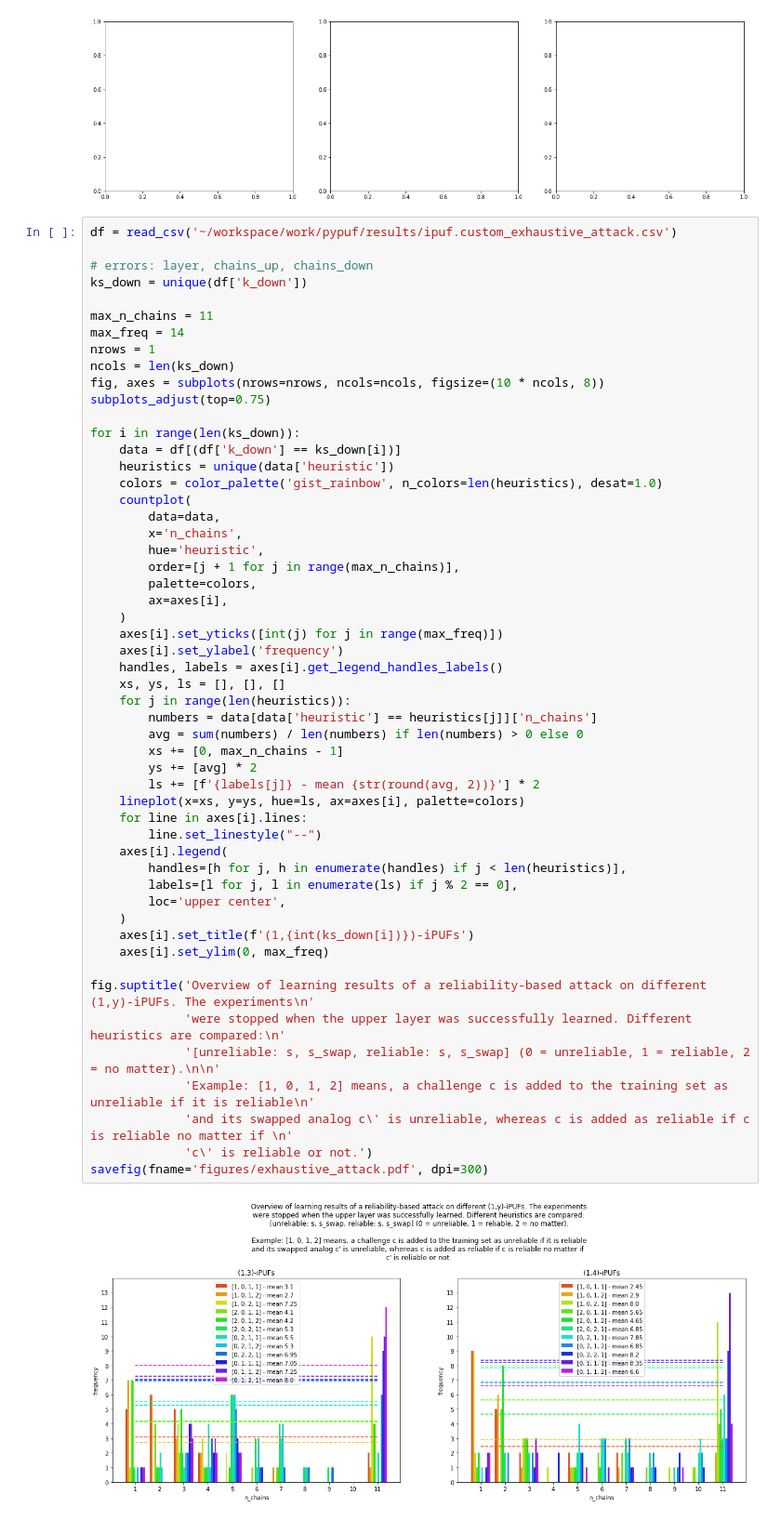
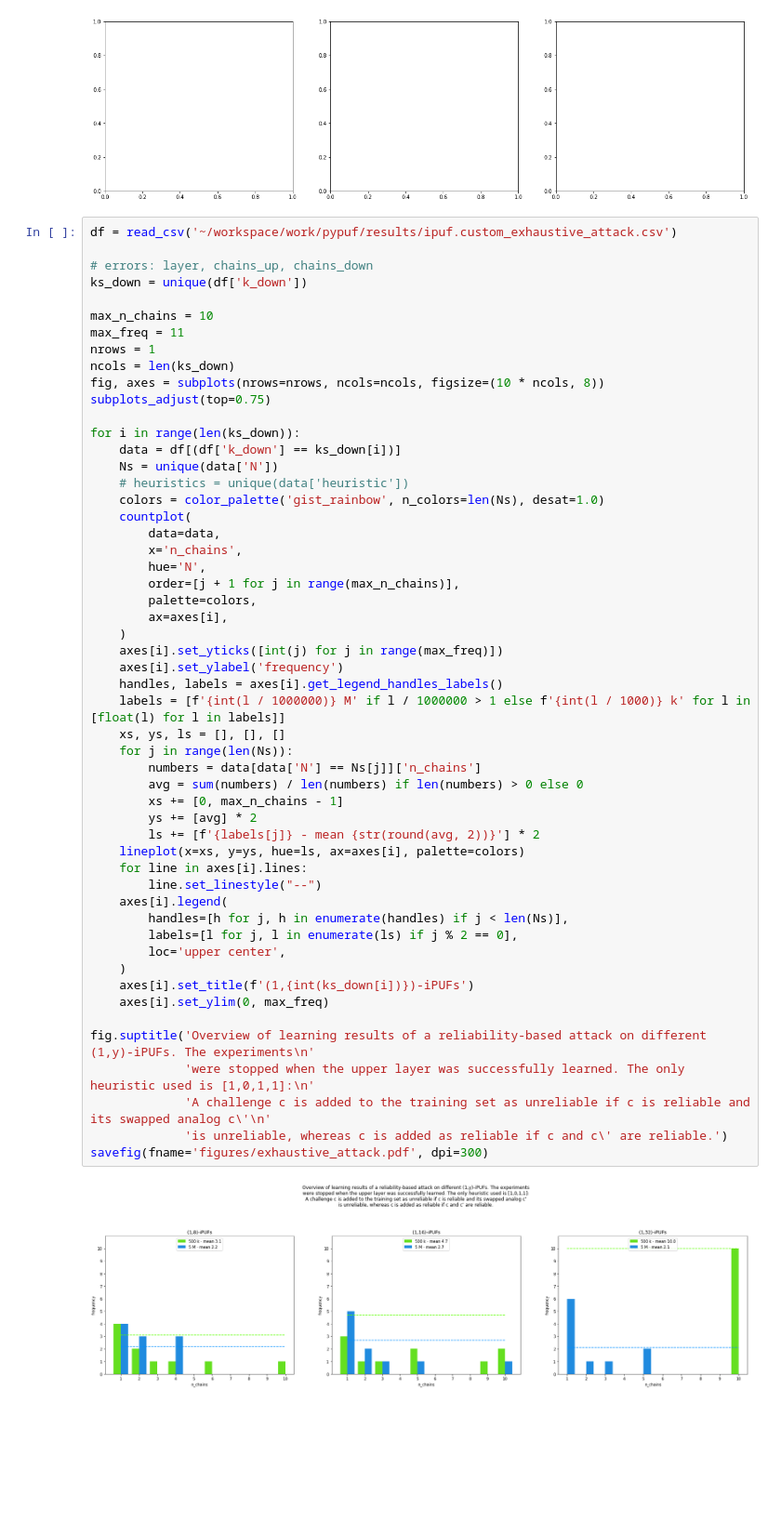
Before and after one commit to nils-wisiol/pypuf, a Jupyter notebook: visualize_custom_layer_attack_statistics.ipynb, the cells around one changed output. Shown at 93% size. Saved outputs shown, nothing was run; the diff lists cells and outputs as text; blank space fills up the shorter version.

```diff
--- a/visualize_custom_layer_attack_statistics.ipynb
+++ b/visualize_custom_layer_attack_statistics.ipynb
@@ -219,8 +219,8 @@ df = read_csv('~/workspace/work/pypuf/results/ipuf.custom_exhaustive_attack.csv'
 # errors: layer, chains_up, chains_down
 ks_down = unique(df['k_down'])
 
-max_n_chains = 11
-max_freq = 14
+max_n_chains = 10
+max_freq = 11
 nrows = 1
 ncols = len(ks_down)
 fig, axes = subplots(nrows=nrows, ncols=ncols, figsize=(10 * ncols, 8))
@@ -228,43 +228,43 @@ subplots_adjust(top=0.75)
 
 for i in range(len(ks_down)):
     data = df[(df['k_down'] == ks_down[i])]
-    heuristics = unique(data['heuristic'])
-    colors = color_palette('gist_rainbow', n_colors=len(heuristics), desat=1.0)
+    Ns = unique(data['N'])
+    # heuristics = unique(data['heuristic'])
+    colors = color_palette('gist_rainbow', n_colors=len(Ns), desat=1.0)
     countplot(
         data=data,
         x='n_chains',
-        hue='heuristic',
+        hue='N',
         order=[j + 1 for j in range(max_n_chains)],
         palette=colors,
         ax=axes[i],
     )
     axes[i].set_yticks([int(j) for j in range(max_freq)])
     axes[i].set_ylabel('frequency')
     handles, labels = axes[i].get_legend_handles_labels()
+    labels = [f'{int(l / 1000000)} M' if l / 1000000 > 1 else f'{int(l / 1000)} k' for l in [float(l) for l in labels]]
     xs, ys, ls = [], [], []
-    for j in range(len(heuristics)):
-        numbers = data[data['heuristic'] == heuristics[j]]['n_chains']
+    for j in range(len(Ns)):
+        numbers = data[data['N'] == Ns[j]]['n_chains']
         avg = sum(numbers) / len(numbers) if len(numbers) > 0 else 0
         xs += [0, max_n_chains - 1]
         ys += [avg] * 2
         ls += [f'{labels[j]} - mean {str(round(avg, 2))}'] * 2
     lineplot(x=xs, y=ys, hue=ls, ax=axes[i], palette=colors)
     for line in axes[i].lines:
         line.set_linestyle("--")
     axes[i].legend(
-        handles=[h for j, h in enumerate(handles) if j < len(heuristics)],
+        handles=[h for j, h in enumerate(handles) if j < len(Ns)],
         labels=[l for j, l in enumerate(ls) if j % 2 == 0],
         loc='upper center',
     )
     axes[i].set_title(f'(1,{int(ks_down[i])})-iPUFs')
     axes[i].set_ylim(0, max_freq)
 
 fig.suptitle('Overview of learning results of a reliability-based attack on different (1,y)-iPUFs. The experiments\n'
-             'were stopped when the upper layer was successfully learned. Different heuristics are compared:\n'
-             '[unreliable: s, s_swap, reliable: s, s_swap] (0 = unreliable, 1 = reliable, 2 = no matter).\n\n'
-             'Example: [1, 0, 1, 2] means, a challenge c is added to the training set as unreliable if it is reliable\n'
-             'and its swapped analog c\' is unreliable, whereas c is added as reliable if c is reliable no matter if \n'
-             'c\' is reliable or not.')
+             'were stopped when the upper layer was successfully learned. The only heuristic used is [1,0,1,1]:\n'
+             'A challenge c is added to the training set as unreliable if c is reliable and its swapped analog c\'\n'
+             'is unreliable, whereas c is added as reliable if c and c\' are reliable.')
 savefig(fname='figures/exhaustive_attack.pdf', dpi=300)
 # %% [output]
-[figure, old version]
+[figure, new version]
```
Also changed, not shown: 1 other file.
